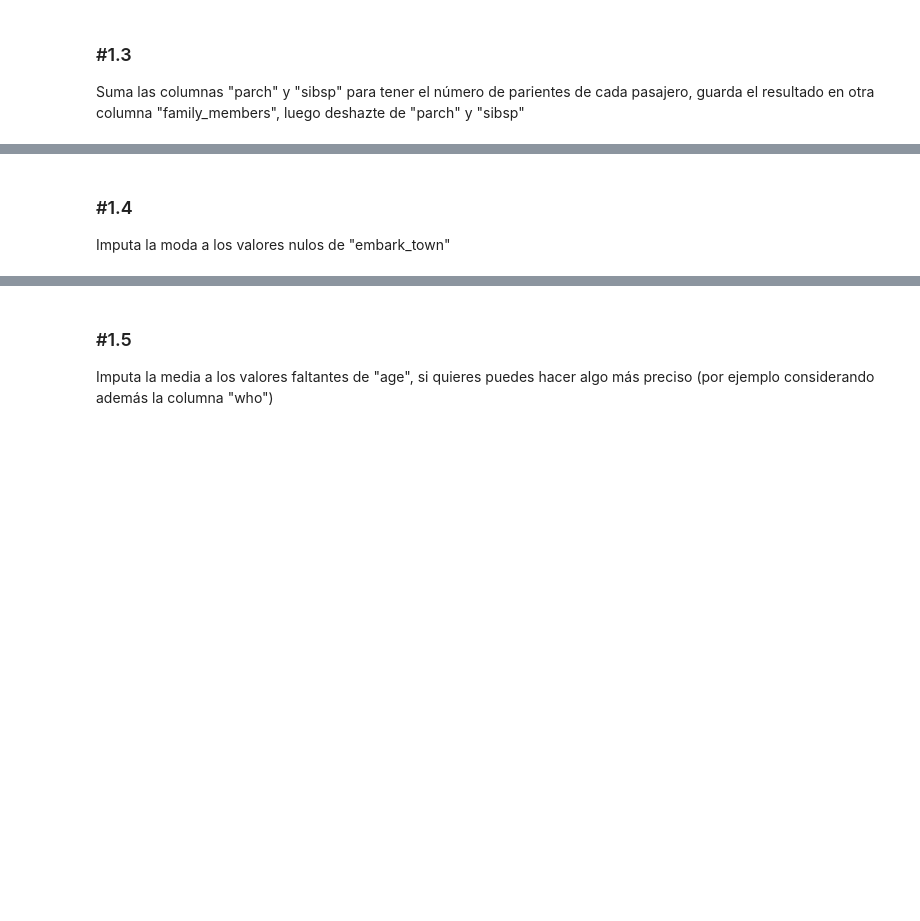
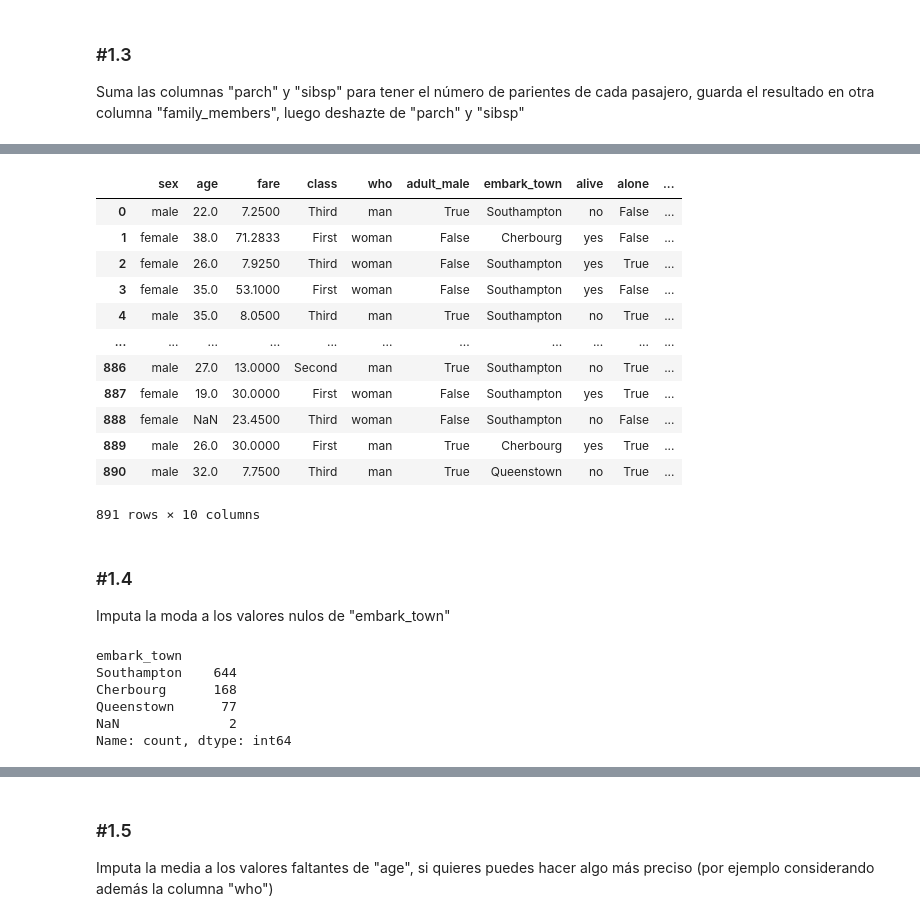
Before and after one commit to rebecaprg/DS-Online-Rebeca-Prior, a Jupyter notebook: 03_Data_Analysis/Sprint_07/Unidad_02_Estadistica_Descriptiva_Multivariante/03_Practica_Obligatoria/18_Practica_Obligatoria_Multivariante.ipynb, the cells around one changed output, grey strips where cells are left out. Drawn from its saved outputs; the diff is of its cells as text; code cells hidden in the pictures; blank space fills up the shorter version.

```diff
--- a/03_Data_Analysis/Sprint_07/Unidad_02_Estadistica_Descriptiva_Multivariante/03_Practica_Obligatoria/18_Practica_Obligatoria_Multivariante.ipynb
+++ b/03_Data_Analysis/Sprint_07/Unidad_02_Estadistica_Descriptiva_Multivariante/03_Practica_Obligatoria/18_Practica_Obligatoria_Multivariante.ipynb
@@ -29,4 +95,32 @@ Suma las columnas "parch" y "sibsp" para tener el número de parientes de cada p
+# %%
+df_titanic2 = df_titanic2.drop("parch", axis = 1)
+df_titanic2 = df_titanic2.drop("sibsp", axis = 1)
+# %%
+df_titanic2
+# %% [output]
+|  | sex | age | fare | class | who | adult_male | embark_town | alive | alone | ... |
+| 0 | male | 22.0 | 7.2500 | Third | man | True | Southampton | no | False | ... |
+| 1 | female | 38.0 | 71.2833 | First | woman | False | Cherbourg | yes | False | ... |
+| 2 | female | 26.0 | 7.9250 | Third | woman | False | Southampton | yes | True | ... |
+| 3 | female | 35.0 | 53.1000 | First | woman | False | Southampton | yes | False | ... |
+| 4 | male | 35.0 | 8.0500 | Third | man | True | Southampton | no | True | ... |
+| ... | ... | ... | ... | ... | ... | ... | ... | ... | ... | ... |
+| 886 | male | 27.0 | 13.0000 | Second | man | True | Southampton | no | True | ... |
+| 887 | female | 19.0 | 30.0000 | First | woman | False | Southampton | yes | True | ... |
+| 888 | female | NaN | 23.4500 | Third | woman | False | Southampton | no | False | ... |
+| 889 | male | 26.0 | 30.0000 | First | man | True | Cherbourg | yes | True | ... |
+| 890 | male | 32.0 | 7.7500 | Third | man | True | Queenstown | no | True | ... |
+891 rows × 10 columns
 # %% [markdown]
 ### #1.4
 
 Imputa la moda a los valores nulos de "embark_town"
+# %%
+df_titanic2["embark_town"].value_counts(dropna = False)
+# %% [output]
+embark_town
+Southampton    644
+Cherbourg      168
+Queenstown      77
+NaN              2
+Name: count, dtype: int64
```
Also changed, not shown: parts of 22 cells of this notebook.
